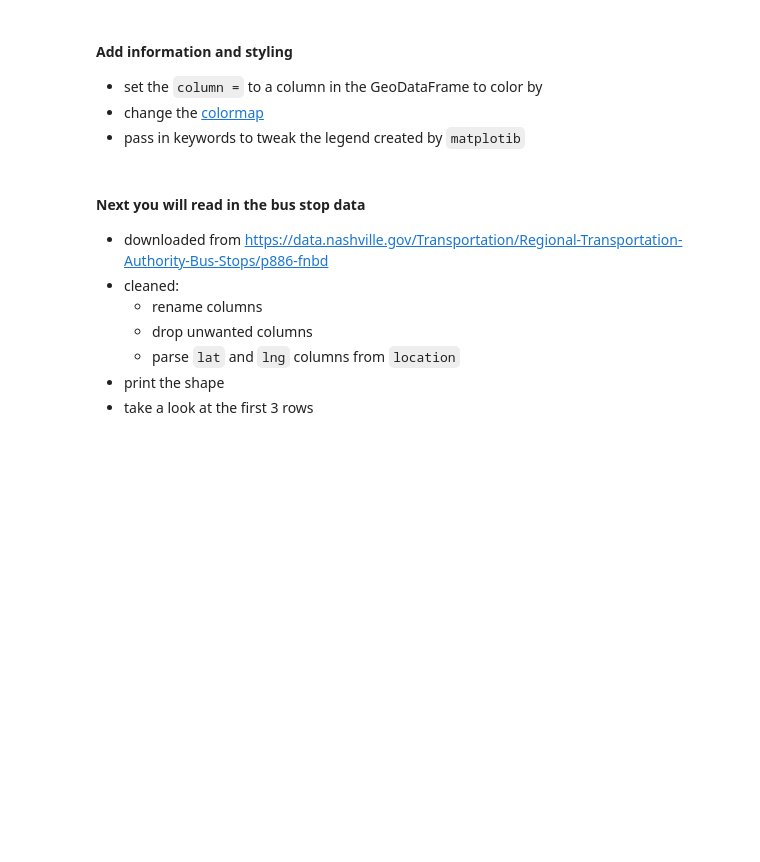
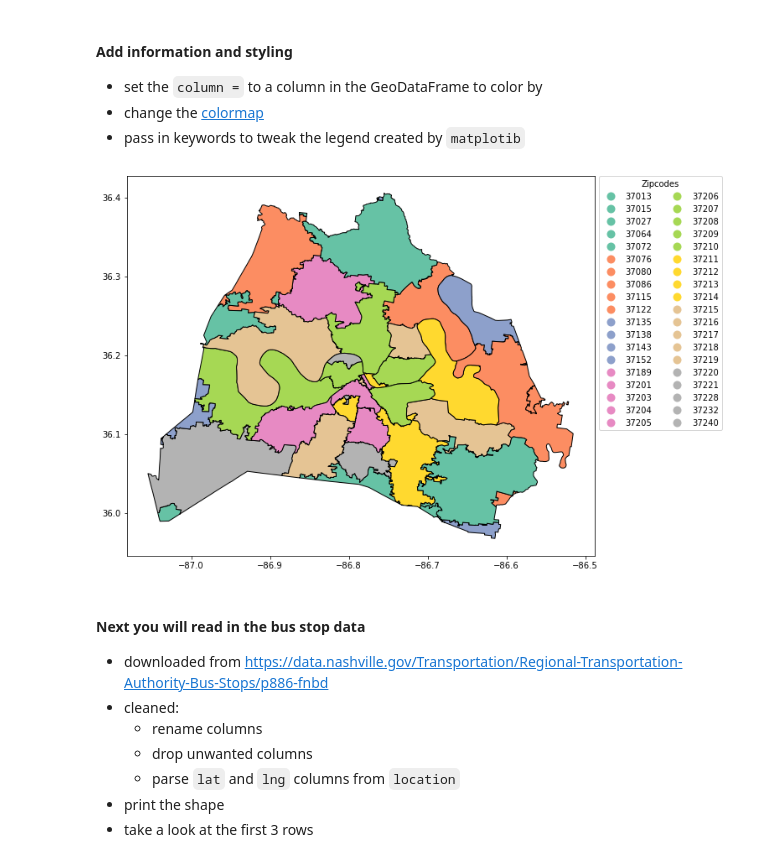
Before and after one commit to seiberttregoning/geospatial-intro, a Jupyter notebook: notebooks/geospatial_intro.ipynb, the cells around one changed output. Drawn from its saved outputs; the diff is of its cells as text; code cells hidden in the pictures; blank space fills up the shorter version.

```diff
--- a/notebooks/geospatial_intro.ipynb
+++ b/notebooks/geospatial_intro.ipynb
@@ -50,14 +62,16 @@ zipcodes.plot();
 # %%
 #geopandas handles legend styling if you pass a dict of keywords
 
 leg_kwds = {'title': 'Zipcodes', 'loc': 'upper left',
-            'bbox_to_anchor': (1, 1.03), 'ncol': 2}
+            'bbox_to_anchor': (1, 1.01), 'ncol': 2}
 
 zipcodes.plot(column = 'zip', figsize=(10, 10),
               edgecolor = 'black',
               legend = True, legend_kwds = leg_kwds,
               cmap = 'Set2')
 plt.show()
+# %% [output]
+[figure, added]
 # %% [markdown]
 #### Next you will read in the bus stop data
 - downloaded from https://data.nashville.gov/Transportation/Regional-Transportation-Authority-Bus-Stops/p886-fnbd
```
Also changed, not shown: parts of 19 cells of this notebook, 3 other files.
